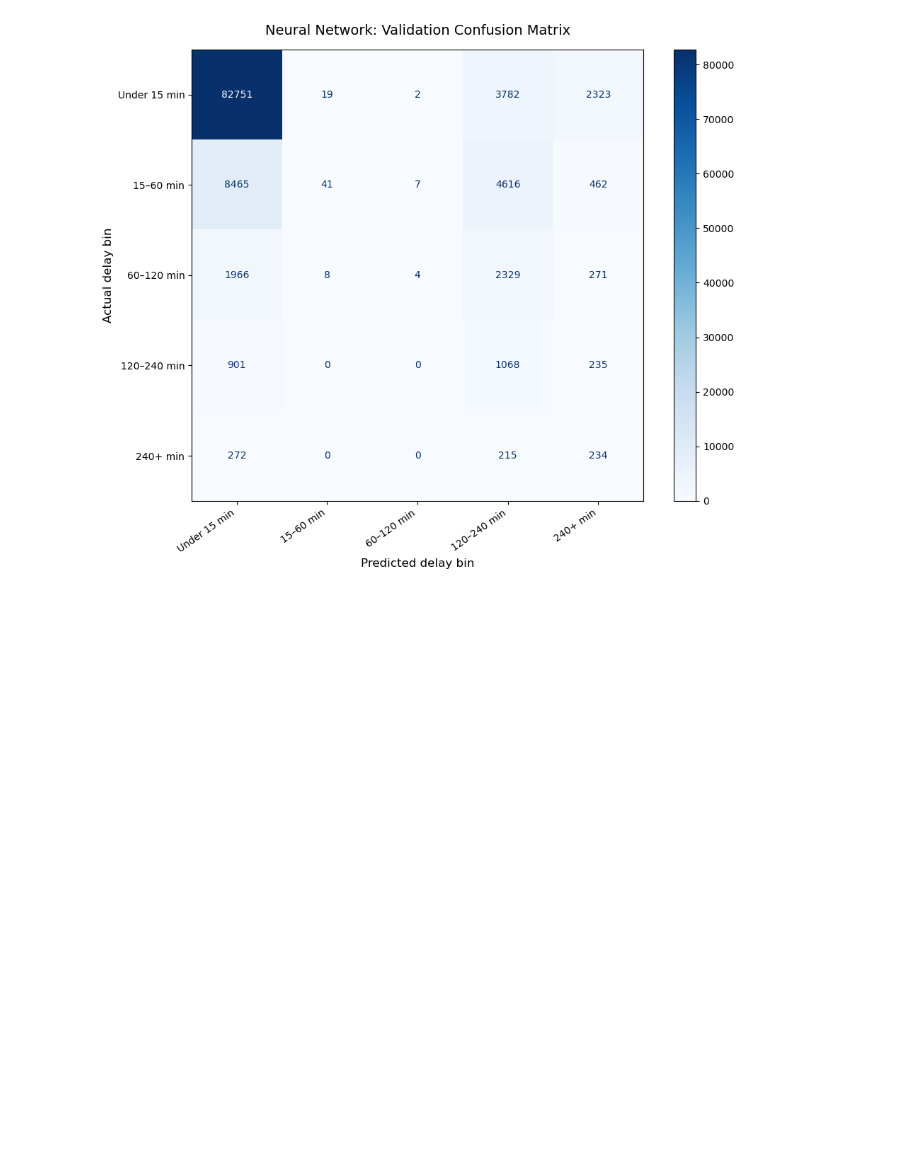
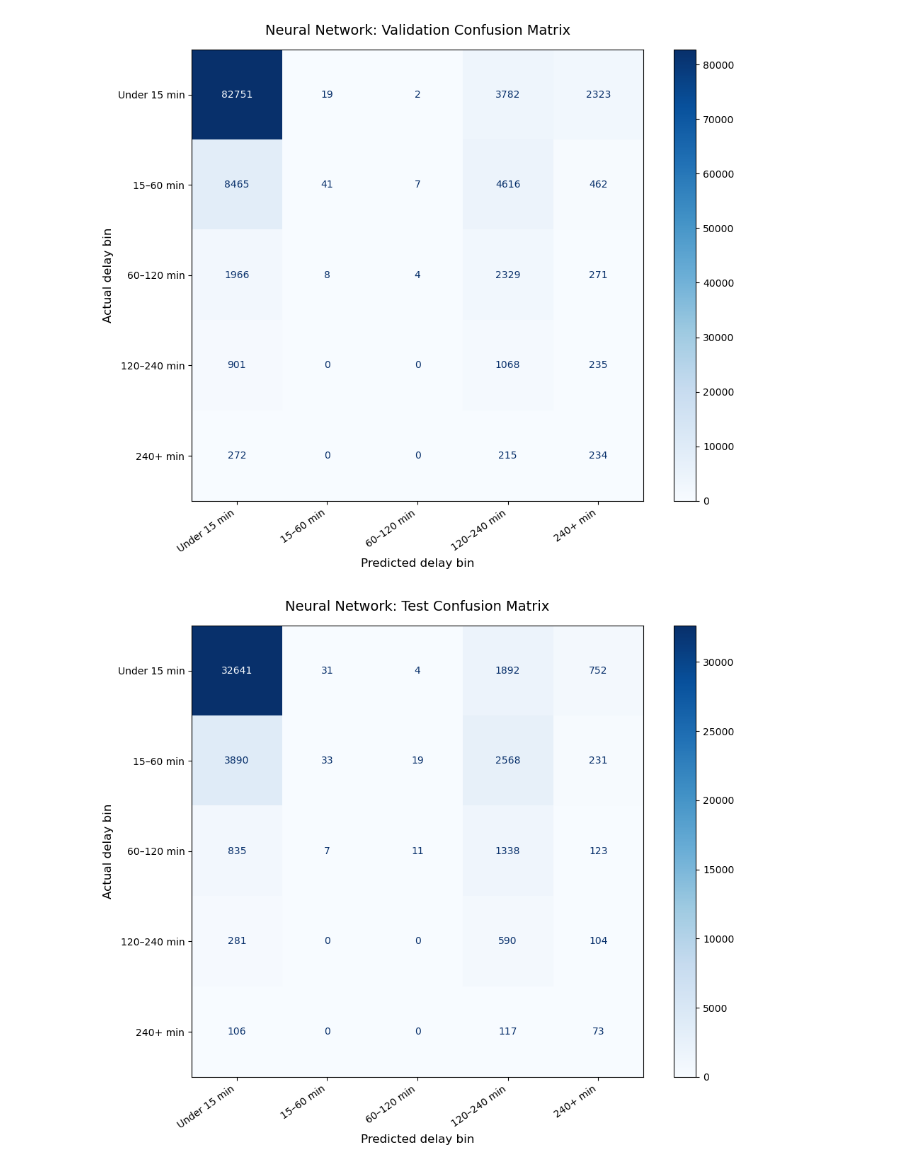
Before and after one commit to UC-Berkeley-I-School/207-Summer26-FinalProject-MLModel, a Jupyter notebook: Improved_Model/2hr_4hr_v2_CNN_YvonneChook.ipynb, the cells around one changed output. Drawn from its saved outputs; the diff is of its cells as text; code cells hidden in the pictures; blank space fills up the shorter version.

Commit message:
test accuracy

```diff
--- a/Improved_Model/2hr_4hr_v2_CNN_YvonneChook.ipynb
+++ b/Improved_Model/2hr_4hr_v2_CNN_YvonneChook.ipynb
@@ -515,3 +524,59 @@ plt.tight_layout()
 plt.show()
 # %% [output]
 [figure]
+# %%
+#finally do this with the test data
+X_test = development_preprocessor.transform(
+    prepare_model_data(test)
+).astype("float32")
+
+y_test = test["target_delay_bin"].astype(int).to_numpy()
+# Predict class probabilities on the test set
+test_probabilities = delay_model.predict(
+    X_test,
+    verbose=0
+)
+
+# Convert probabilities to predicted class numbers
+test_predictions = np.argmax(
+    test_probabilities,
+    axis=1
+)
+
+chart_labels = [
+    "Under 15 min",
+    "15–60 min",
+    "60–120 min",
+    "120–240 min",
+    "240+ min"
+]
+
+fig, ax = plt.subplots(figsize=(10, 8))
+
+ConfusionMatrixDisplay.from_predictions(
+    y_true=y_test,
+    y_pred=test_predictions,
+    labels=CLASSES,
+    display_labels=chart_labels,
+    normalize=None,
+    cmap="Blues",
+    values_format="d",
+    colorbar=True,
+    ax=ax
+)
+
+ax.set_title(
+    "Neural Network: Test Confusion Matrix",
+    fontsize=14,
+    pad=15
+)
+
+ax.set_xlabel("Predicted delay bin", fontsize=12)
+ax.set_ylabel("Actual delay bin", fontsize=12)
+
+plt.xticks(rotation=35, ha="right")
+plt.yticks(rotation=0)
+plt.tight_layout()
+plt.show()
+# %% [output]
+[figure, added]
```
Also changed, not shown: parts of 7 cells of this notebook.
